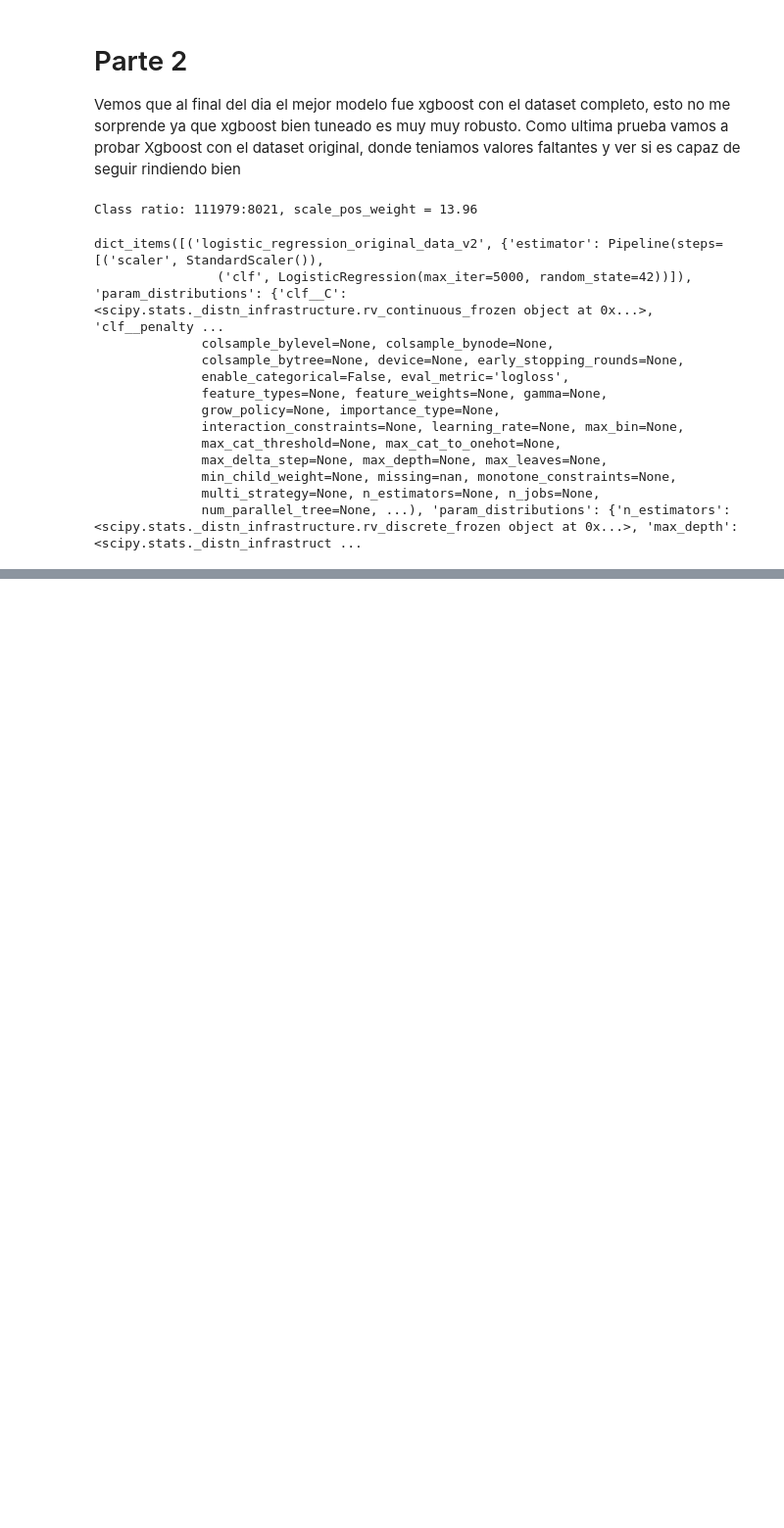
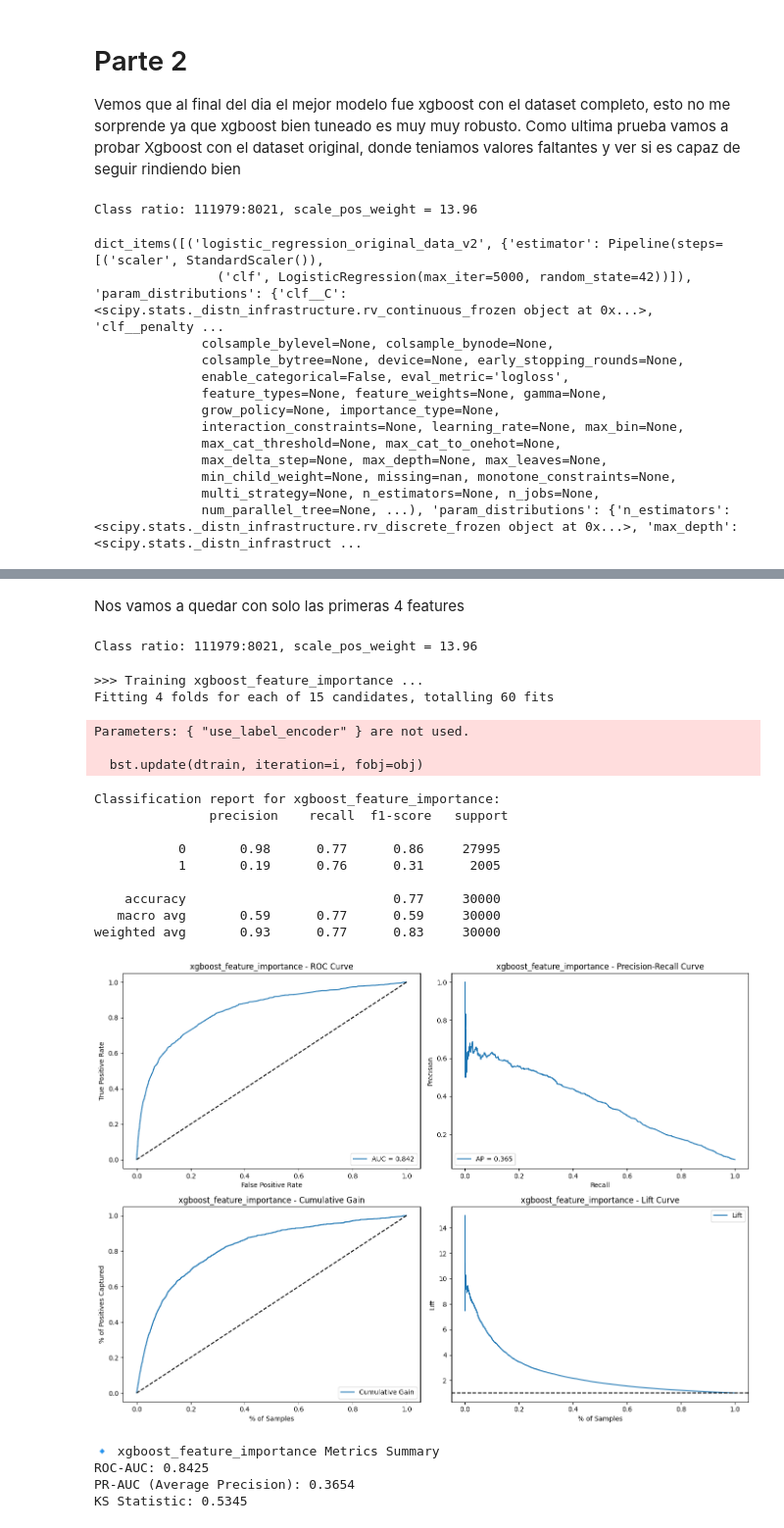
Before and after one commit to IvanLewkowicz/Credit-Risk-Prediction, a Jupyter notebook: notebooks/1-IL-initial-exploration.ipynb, the cells around one changed output, grey strips where cells are left out. Shown at 98% size. Drawn from its saved outputs; the diff is of its cells as text; code cells hidden in the pictures; blank space fills up the shorter version.

```diff
--- a/notebooks/1-IL-initial-exploration.ipynb
+++ b/notebooks/1-IL-initial-exploration.ipynb
@@ -957,0 +984,39 @@ Al final del dia, parece que fue medio al pedo tanto laburo con outliers o sacar
+# %% [markdown]
+Nos vamos a quedar con solo las primeras 4 features
+# %%
+df_train = pd.read_csv("../data/raw/cs-training.csv")
+X = df_train.drop(['SeriousDlqin2yrs','Unnamed: 0','age','NumberOfDependents','DebtRatio','MonthlyIncome','NumberOfOpenCreditLinesAndLoans','NumberRealEstateLoansOrLines'],axis = 1)
+y = df_train['SeriousDlqin2yrs']
+# %%
+X_train, X_test, y_train, y_test = get_train_test(X,y)
+# %%
+sufix = 'feature_importance'
+models = get_models(sufix,y_train)
+# %% [output]
+Class ratio: 111979:8021, scale_pos_weight = 13.96
+# %%
+cv = StratifiedKFold(n_splits=4, shuffle=True, random_state=42)
+for name, config in models.items():
+    if name =='logistic_regression_feature_importance':
+        continue
+    best_model = generate_train_test_report(name,config,X_train, X_test, y_train, y_test,cv)
+# %% [output]
+>>> Training xgboost_feature_importance ...
+Fitting 4 folds for each of 15 candidates, totalling 60 fits
+Parameters: { "use_label_encoder" } are not used.
+
+  bst.update(dtrain, iteration=i, fobj=obj)
+Classification report for xgboost_feature_importance:
+               precision    recall  f1-score   support
+
+           0       0.98      0.77      0.86     27995
+           1       0.19      0.76      0.31      2005
+
+    accuracy                           0.77     30000
+   macro avg       0.59      0.77      0.59     30000
+weighted avg       0.93      0.77      0.83     30000
+[figure, added]
+🔹 xgboost_feature_importance Metrics Summary
+ROC-AUC: 0.8425
+PR-AUC (Average Precision): 0.3654
+KS Statistic: 0.5345
```
Also changed, not shown: parts of 21 cells of this notebook.
